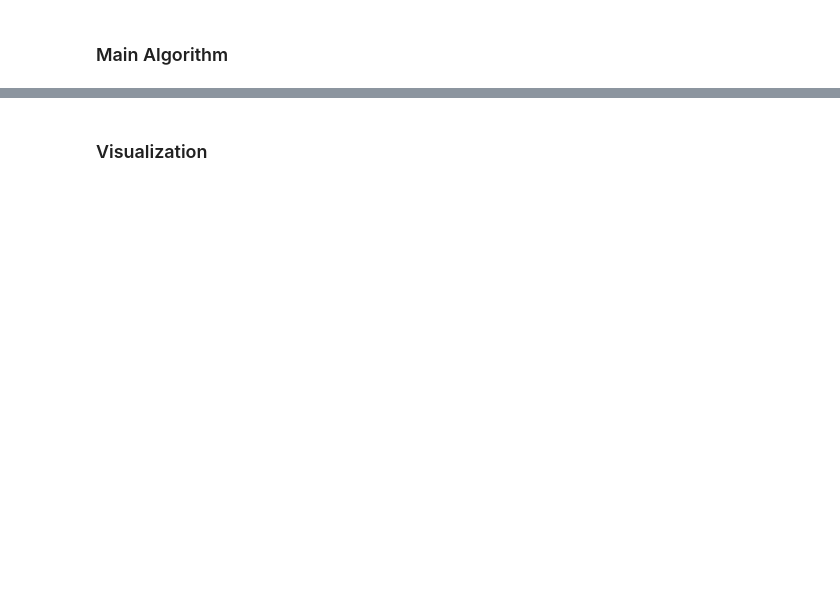
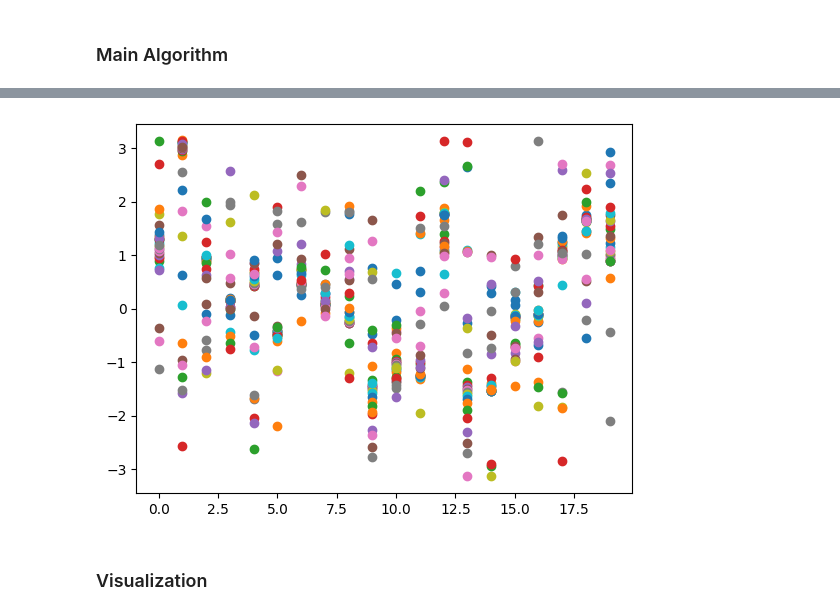
Before and after one commit to comp-physics/NISQ-Quantum-CFD, a Jupyter notebook: SIMPLE_LDC_VQE.ipynb, the cells around one changed output, grey strips where cells are left out. Saved outputs shown, nothing was run; the diff lists cells and outputs as text; code cells hidden in the pictures; blank space fills up the shorter version.

```diff
--- a/SIMPLE_LDC_VQE.ipynb
+++ b/SIMPLE_LDC_VQE.ipynb
@@ -155,0 +223,5 @@ not going to converge!
+# %%
+for i in range(2,len(store_quantum)):
+    plt.scatter(range(len(store_quantum[i]['full_result'].optimal_point)),store_quantum[i]['full_result'].optimal_point)
+# %% [output]
+[figure, added]
```
Also changed, not shown: parts of 17 cells of this notebook.
